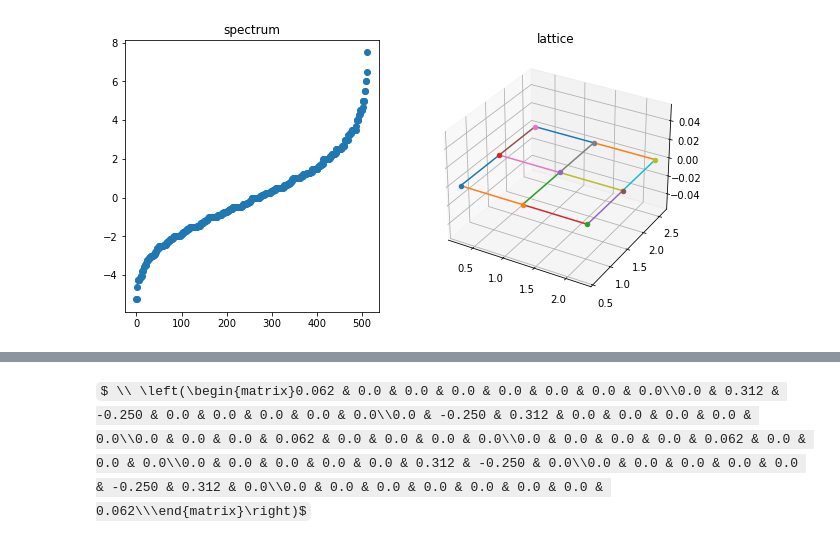
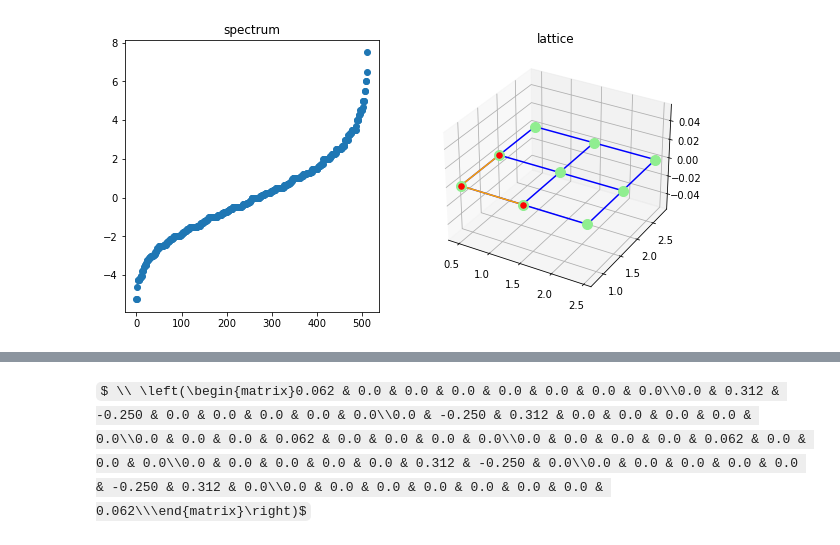
Before and after one commit to mmatera/alps2qutipplus, a Jupyter notebook: examples/Examples.ipynb, the cells around one changed output, grey strips where cells are left out. Cells and saved outputs as stored; diff of their text form; code cells hidden in the pictures; some formulas as TeX source.

Commit message:
subsystems, subgraphs and draw specifications

```diff
--- a/examples/Examples.ipynb
+++ b/examples/Examples.ipynb
@@ -13,35 +13,37 @@ lattice_lib_file = "../alpsqutip/lib/lattices.xml"
 # %%
 
 # Load a system
 system = SystemDescriptor(
     basis=model_from_alps_xml(models_lib_file,"spin"),
     graph=graph_from_alps_xml(lattice_lib_file, "open square lattice", parms={"L":3, "a":1}),
     parms={"h":1,"J":1}
          )
 # enumerate the name of each subsystem
 sites = [s for s in system.sites]
 
 # Build some specific site and bond operators
 exchange01=system.bond_operator("exchange_xy", sites[0], sites[1])
 exchange10 =system.bond_operator("exchange_xy", sites[1], sites[0])
 sz0 = system.site_operator("Sz",sites[0])
 sz1 = system.site_operator("Sz",sites[1])
 # Get the Hamiltonian
 H = system.global_operator("Hamiltonian")
 
 # Plot the lattice and the spectrum
 fig = plt.figure(figsize=(10,5))
 ax = fig.add_subplot(1, 2, 1)
 
 # Convert to qutip and get the spectrum
 spectrum = H.to_qutip().eigenenergies()
 ax.scatter(range(len(spectrum)),sorted(spectrum))
 ax.set_title("spectrum")
 ax = fig.add_subplot(1, 2, 2, projection='3d')
 ax.set_title("lattice")
-system.graph.draw(ax)
+system.graph.draw(ax, node_spec={"0":{"c":"lightgreen","s":100}})
+system.graph.subgraph([sites[0],sites[1],sites[3]]).draw(ax, node_spec={"0":{"c":"red","s":30}},
+                                               edge_spec={"0":{"c":"orange"}})
 # %% [output]
-[figure, old version]
+[figure, new version]
 # %%
 # Load a system
 system = SystemDescriptor(
```
Also changed, not shown: parts of 1 cell of this notebook, 3 other files.
